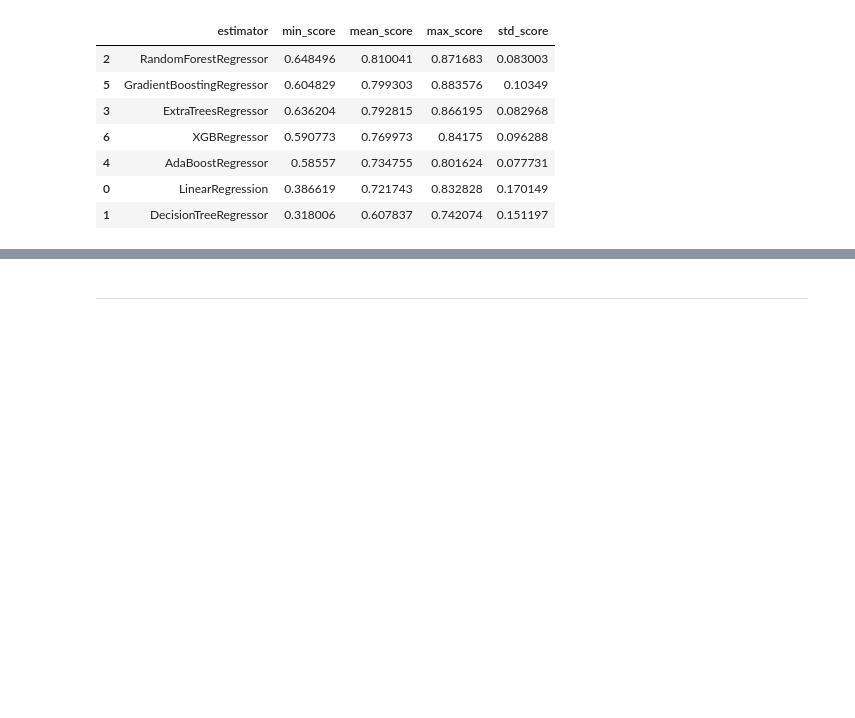
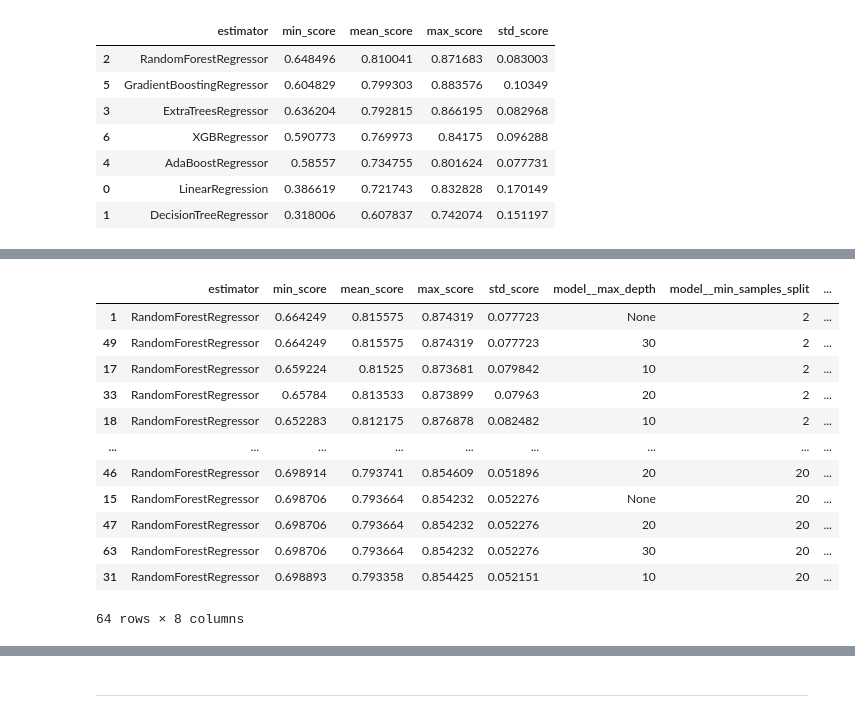
Before and after one commit to DevFabrizio/Fabrizio-Project-Five, a Jupyter notebook: jupyter_notebooks/Model and Evaluation.ipynb, the cells around one changed output, grey strips where cells are left out. Cells and saved outputs as stored; diff of their text form; code cells hidden in the pictures; blank space fills up the shorter version.

Commit message:
run second hyperparameter search
after some  online research on sci-kit learn docs I ran additional hyperparameter optimization and described the findings

```diff
--- a/jupyter_notebooks/Model and Evaluation.ipynb
+++ b/jupyter_notebooks/Model and Evaluation.ipynb
@@ -250,0 +251,15 @@ grid_search_summary
+# %%
+models_quick_search = {
+    "RandomForestRegressor": RandomForestRegressor(random_state=0),
+}
+
+params_quick_search = {
+    'RandomForestRegressor': {
+        'model__n_estimators': [10, 50, 100, 200],
+        'model__max_depth': [None, 10, 20, 30],
+        'model__min_samples_split': [2, 5, 10, 20]
+    }
+}
+# %%
+search = HyperparameterOptimizationSearch(models=models_quick_search, params=params_quick_search)
+search.fit(X_train, y_train, scoring='r2', n_jobs=-1, cv=10)
@@ -250,0 +271,17 @@ grid_search_summary
+# %%
+grid_search_summary, grid_search_pipelines = search.score_summary(sort_by='mean_score')
+grid_search_summary
+# %% [output]
+|  | estimator | min_score | mean_score | max_score | std_score | model__max_depth | model__min_samples_split | ... |
+| 1 | RandomForestRegressor | 0.664249 | 0.815575 | 0.874319 | 0.077723 | None | 2 | ... |
+| 49 | RandomForestRegressor | 0.664249 | 0.815575 | 0.874319 | 0.077723 | 30 | 2 | ... |
+| 17 | RandomForestRegressor | 0.659224 | 0.81525 | 0.873681 | 0.079842 | 10 | 2 | ... |
+| 33 | RandomForestRegressor | 0.65784 | 0.813533 | 0.873899 | 0.07963 | 20 | 2 | ... |
+| 18 | RandomForestRegressor | 0.652283 | 0.812175 | 0.876878 | 0.082482 | 10 | 2 | ... |
+| ... | ... | ... | ... | ... | ... | ... | ... | ... |
+| 46 | RandomForestRegressor | 0.698914 | 0.793741 | 0.854609 | 0.051896 | 20 | 20 | ... |
+| 15 | RandomForestRegressor | 0.698706 | 0.793664 | 0.854232 | 0.052276 | None | 20 | ... |
+| 47 | RandomForestRegressor | 0.698706 | 0.793664 | 0.854232 | 0.052276 | 20 | 20 | ... |
+| 63 | RandomForestRegressor | 0.698706 | 0.793664 | 0.854232 | 0.052276 | 30 | 20 | ... |
+| 31 | RandomForestRegressor | 0.698893 | 0.793358 | 0.854425 | 0.052151 | 10 | 20 | ... |
+64 rows × 8 columns
```
Also changed, not shown: parts of 5 cells of this notebook.
